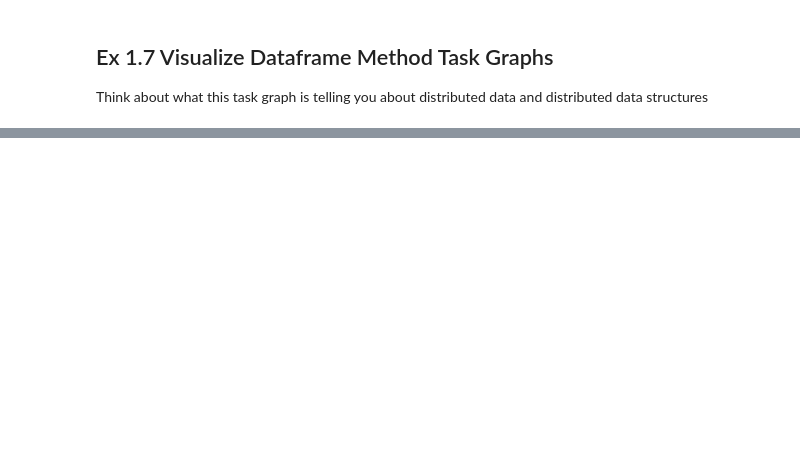
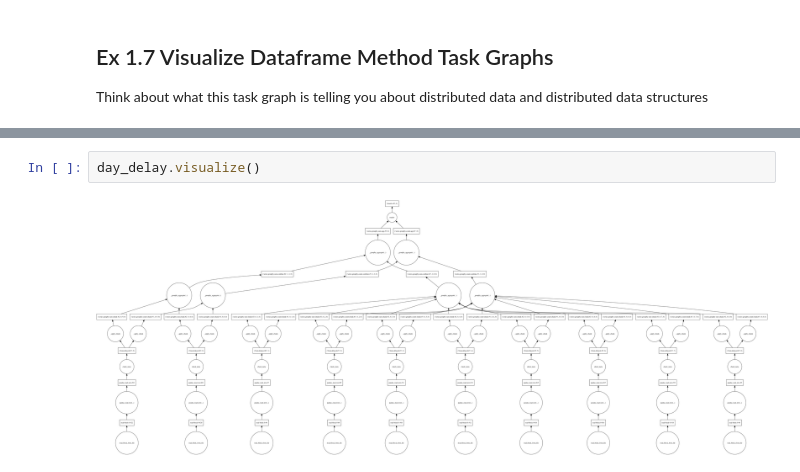
Before and after one commit to ijstokes/scaleml-dask-wkshp, a Jupyter notebook: 01 Scaleable ML with ScikitLearn and Dask .ipynb, the cells around one changed output, grey strips where cells are left out. Cells and saved outputs as stored; diff of their text form; blank space fills up the shorter version.

```diff
--- a/01 Scaleable ML with ScikitLearn and Dask .ipynb
+++ b/01 Scaleable ML with ScikitLearn and Dask .ipynb
@@ -266,0 +489,4 @@ Why does the graph and its connections look like this?
+# %%
+day_delay.visualize()
+# %% [output]
+[figure, added]
```
Also changed, not shown: parts of 81 cells of this notebook.
